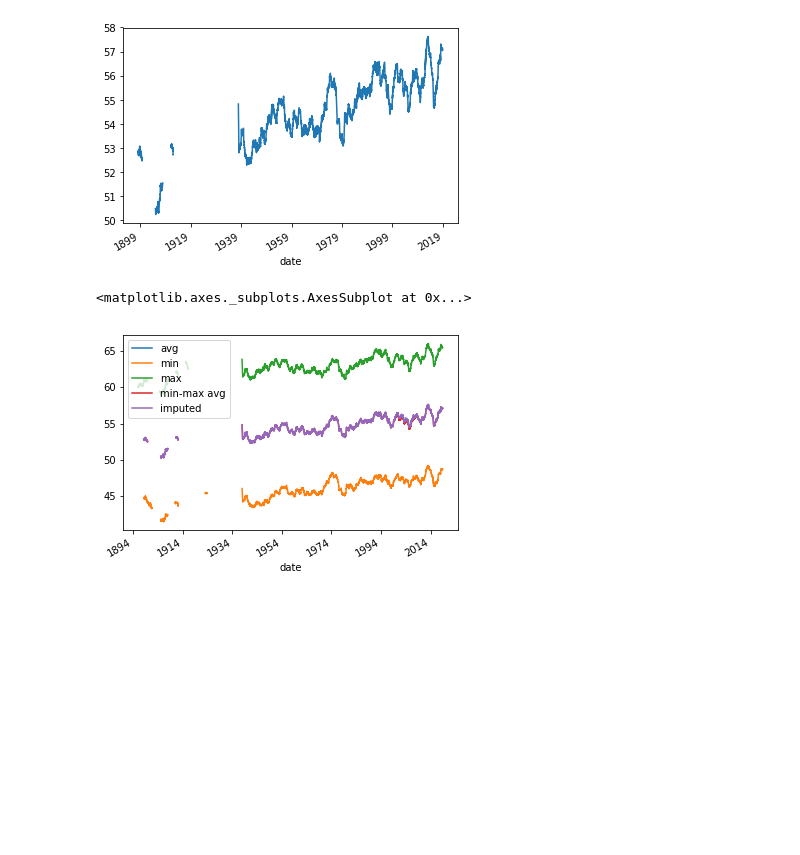
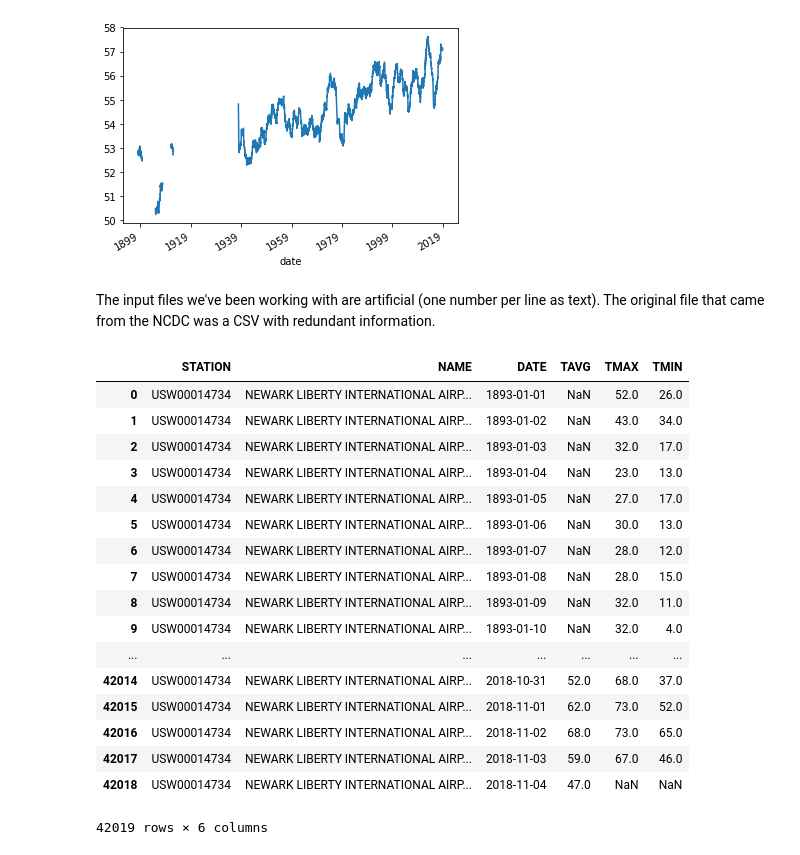
Before and after one commit to jpivarski-talks/python-numpy-mini-course, a Jupyter notebook: 4-pandas.ipynb, the cells around one changed output. Drawn from its saved outputs; the diff is of its cells as text; code cells hidden in the pictures; blank space fills up the shorter version.

```diff
--- a/4-pandas.ipynb
+++ b/4-pandas.ipynb
@@ -246,8 +246,27 @@ df["imputed"].rolling(3*365).mean().plot()
 # %% [output]
 <matplotlib.axes._subplots.AxesSubplot at 0x...>
 [figure]
-# %%
-df.rolling(3*365).mean().plot()
-# %% [output]
-<matplotlib.axes._subplots.AxesSubplot at 0x...>
-[figure, removed]
+# %% [markdown]
+The input files we've been working with are artificial (one number per line as text). The original file that came from the NCDC was a CSV with redundant information.
+# %%
+df2 = pandas.read_csv("data/newark-temperature.csv")
+df2
+# %% [output]
+|  | STATION | NAME | DATE | TAVG | TMAX | TMIN |
+| 0 | USW00014734 | NEWARK LIBERTY INTERNATIONAL AIRP... | 1893-01-01 | NaN | 52.0 | 26.0 |
+| 1 | USW00014734 | NEWARK LIBERTY INTERNATIONAL AIRP... | 1893-01-02 | NaN | 43.0 | 34.0 |
+| 2 | USW00014734 | NEWARK LIBERTY INTERNATIONAL AIRP... | 1893-01-03 | NaN | 32.0 | 17.0 |
+| 3 | USW00014734 | NEWARK LIBERTY INTERNATIONAL AIRP... | 1893-01-04 | NaN | 23.0 | 13.0 |
+| 4 | USW00014734 | NEWARK LIBERTY INTERNATIONAL AIRP... | 1893-01-05 | NaN | 27.0 | 17.0 |
+| 5 | USW00014734 | NEWARK LIBERTY INTERNATIONAL AIRP... | 1893-01-06 | NaN | 30.0 | 13.0 |
+| 6 | USW00014734 | NEWARK LIBERTY INTERNATIONAL AIRP... | 1893-01-07 | NaN | 28.0 | 12.0 |
+| 7 | USW00014734 | NEWARK LIBERTY INTERNATIONAL AIRP... | 1893-01-08 | NaN | 28.0 | 15.0 |
+| 8 | USW00014734 | NEWARK LIBERTY INTERNATIONAL AIRP... | 1893-01-09 | NaN | 32.0 | 11.0 |
+| 9 | USW00014734 | NEWARK LIBERTY INTERNATIONAL AIRP... | 1893-01-10 | NaN | 32.0 | 4.0 |
+| ... | ... | ... | ... | ... | ... | ... |
+| 42014 | USW00014734 | NEWARK LIBERTY INTERNATIONAL AIRP... | 2018-10-31 | 52.0 | 68.0 | 37.0 |
+| 42015 | USW00014734 | NEWARK LIBERTY INTERNATIONAL AIRP... | 2018-11-01 | 62.0 | 73.0 | 52.0 |
+| 42016 | USW00014734 | NEWARK LIBERTY INTERNATIONAL AIRP... | 2018-11-02 | 68.0 | 73.0 | 65.0 |
+| 42017 | USW00014734 | NEWARK LIBERTY INTERNATIONAL AIRP... | 2018-11-03 | 59.0 | 67.0 | 46.0 |
+| 42018 | USW00014734 | NEWARK LIBERTY INTERNATIONAL AIRP... | 2018-11-04 | 47.0 | NaN | NaN |
+42019 rows × 6 columns
```
Also changed, not shown: parts of 10 cells of this notebook.
